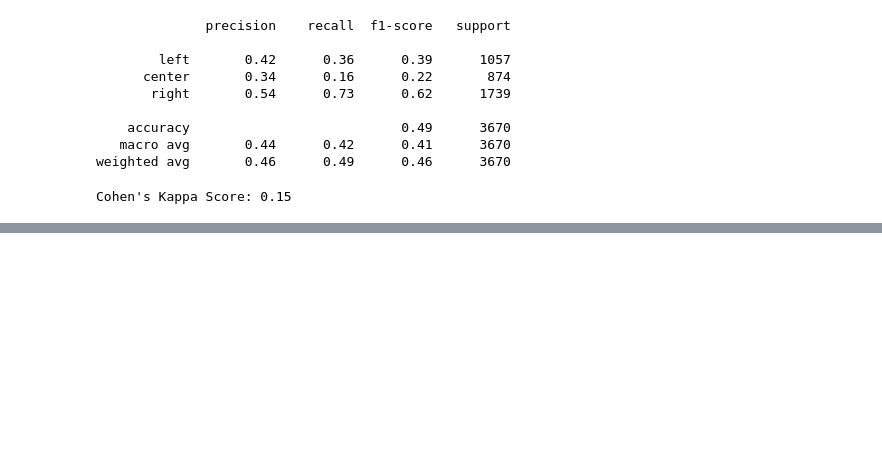
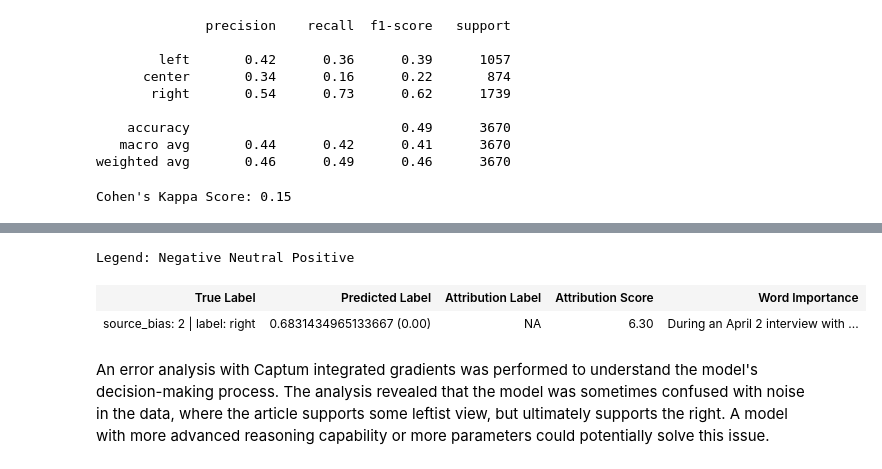
Before and after one commit to UChicago-ML-DL/30100-final, a Jupyter notebook: llama/Llama.ipynb, the cells around one changed output, grey strips where cells are left out. Drawn from its saved outputs; the diff is of its cells as text; code cells hidden in the pictures; blank space fills up the shorter version.

```diff
--- a/llama/llama.ipynb
+++ b/llama/Llama.ipynb
@@ -233,10 +199,0 @@ The model 'PeftModelForSequenceClassification' is not supported for text-classif
-# %%
-# Evaluate the model
-labels = pipeline(df_test["content"].tolist())
-# %%
-for label in labels:
-    label["label"] = int(label["label"][-1])
-
-labels = pd.DataFrame(labels)
-df_test = pd.concat([df_test, labels], axis=1)
-df_test
@@ -1066,0 +1016,29 @@ Cohen's Kappa Score: 0.15
+# %%
+import os
+import torch
+from transformers import AutoModelForSequenceClassification, AutoTokenizer
+from peft import PeftModel
+from captum.attr import LayerIntegratedGradients, TokenReferenceBase, visualization
+import pandas as pd
+
+base_model_name = "meta-llama/Llama-3.2-1B"
+tokenizer_name = "tokenizer"
+access_token = os.environ.get("HF_TOKEN")
+
+model = AutoModelForSequenceClassification.from_pretrained(
+    base_model_name,
+    token=access_token,
+    num_labels=3,
+    device_map="auto"
+)
+tokenizer = AutoTokenizer.from_pretrained(base_model_name)
+
+# Set pad token
+tokenizer.add_special_tokens({"pad_token":"[PAD]"})
+model.config.pad_token_id = tokenizer.pad_token_id
+model.resize_token_embeddings(len(tokenizer))
+
+# 2. Load the LoRA adapter on top of the base model
+adapter_path = "best_model/best_model_r16_b4"
+model = PeftModel.from_pretrained(model, adapter_path)
+model.eval()
@@ -1066,0 +1171,12 @@ Cohen's Kappa Score: 0.15
+# %%
+device = torch.device("cuda" if torch.cuda.is_available() else "cpu")
+
+df = pd.read_csv("../data/data_random_split_llama.csv")
+incorrect = df[df["bias"] != df["label"]]
+evaluate_single_row(incorrect[incorrect["index"] == 35215].iloc[0], model, tokenizer, device)
+# %% [output]
+Legend: Negative Neutral Positive
+| True Label | Predicted Label | Attribution Label | Attribution Score | Word Importance |
+| source_bias: 2 | label: right | 0.6831434965133667 (0.00) | NA | 6.30 | During an April 2 interview with ... |
+# %% [markdown]
+An error analysis with Captum integrated gradients was performed to understand the model's decision-making process. The analysis revealed that the model was sometimes confused with noise in the data, where the article supports some leftist view, but ultimately supports the right. A model with more advanced reasoning capability or more parameters could potentially solve this issue.
```
Also changed, not shown: parts of 14 cells of this notebook, 3 other files.
